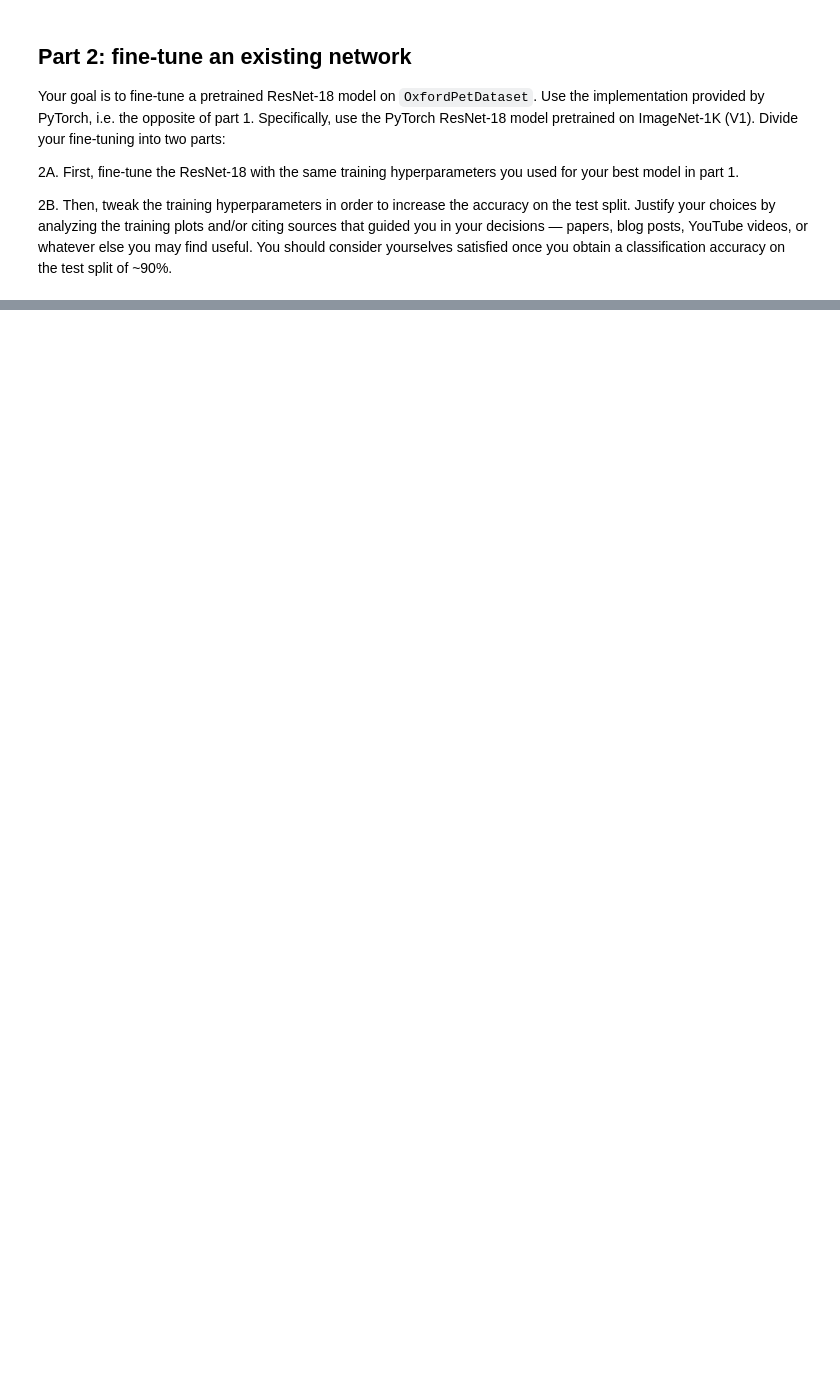
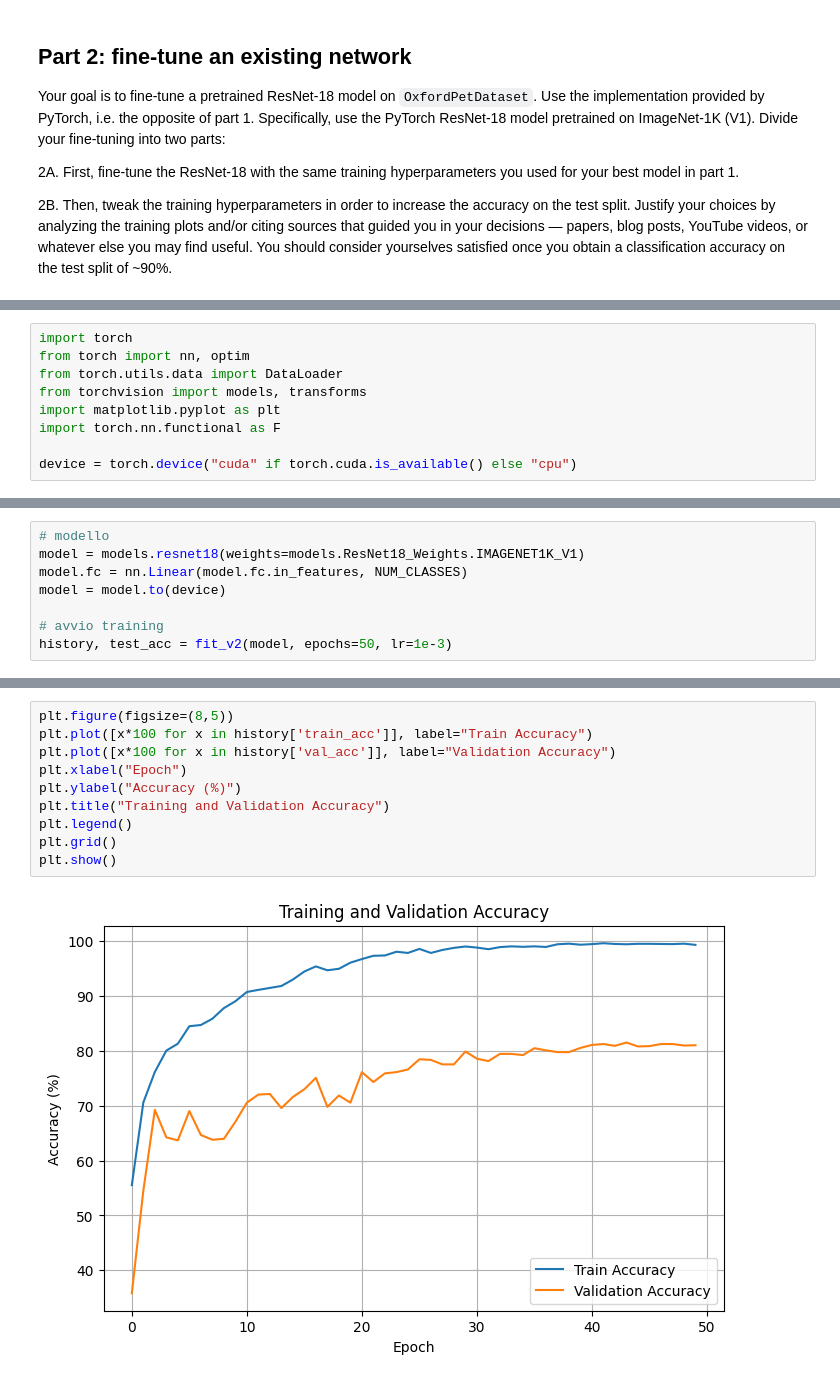
Before and after one commit to Albenni/IPCV-Project, a Jupyter notebook: assignment_module_two.ipynb, the cells around one changed output, grey strips where cells are left out. Drawn from its saved outputs; the diff is of its cells as text; blank space fills up the shorter version.

```diff
--- a/assignment_module_two.ipynb
+++ b/assignment_module_two.ipynb
@@ -690,0 +694,9 @@ Your goal is to fine-tune a pretrained ResNet-18 model on `OxfordPetDataset`. Us
+# %%
+import torch
+from torch import nn, optim
+from torch.utils.data import DataLoader
+from torchvision import models, transforms
+import matplotlib.pyplot as plt
+import torch.nn.functional as F
+
+device = torch.device("cuda" if torch.cuda.is_available() else "cpu")
@@ -690,0 +777,8 @@ Your goal is to fine-tune a pretrained ResNet-18 model on `OxfordPetDataset`. Us
+# %%
+# modello
+model = models.resnet18(weights=models.ResNet18_Weights.IMAGENET1K_V1)
+model.fc = nn.Linear(model.fc.in_features, NUM_CLASSES)
+model = model.to(device)
+
+# avvio training
+history, test_acc = fit_v2(model, epochs=50, lr=1e-3)
@@ -690,0 +804,12 @@ Your goal is to fine-tune a pretrained ResNet-18 model on `OxfordPetDataset`. Us
+# %%
+plt.figure(figsize=(8,5))
+plt.plot([x*100 for x in history['train_acc']], label="Train Accuracy")
+plt.plot([x*100 for x in history['val_acc']], label="Validation Accuracy")
+plt.xlabel("Epoch")
+plt.ylabel("Accuracy (%)")
+plt.title("Training and Validation Accuracy")
+plt.legend()
+plt.grid()
+plt.show()
+# %% [output]
+[figure, added]
```
Also changed, not shown: parts of 25 cells of this notebook.
